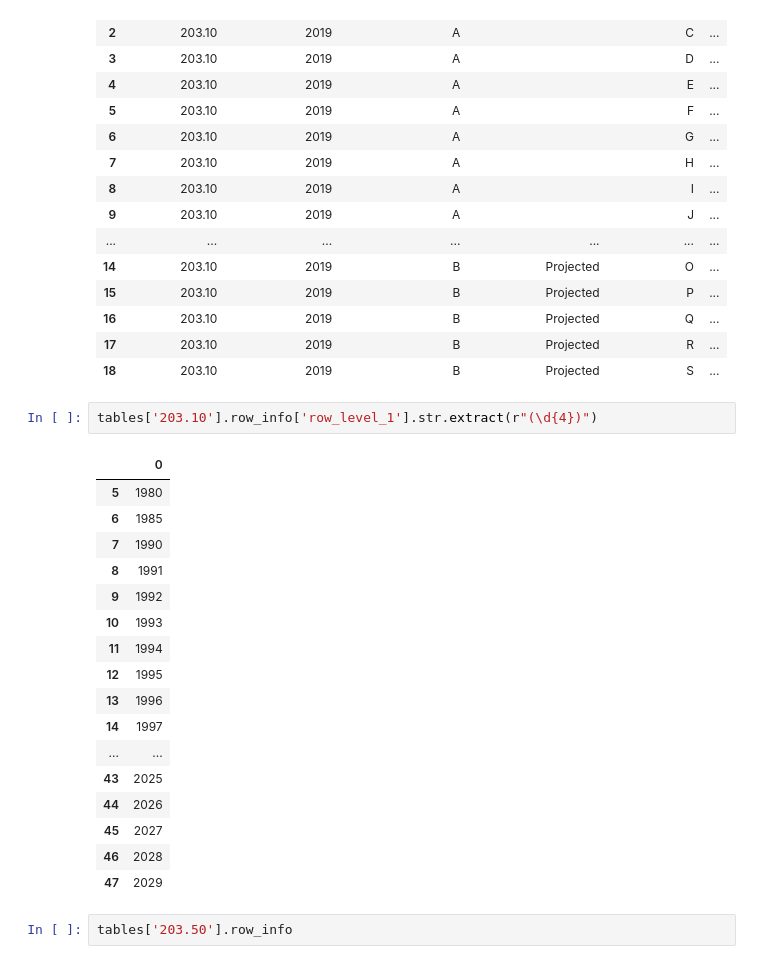
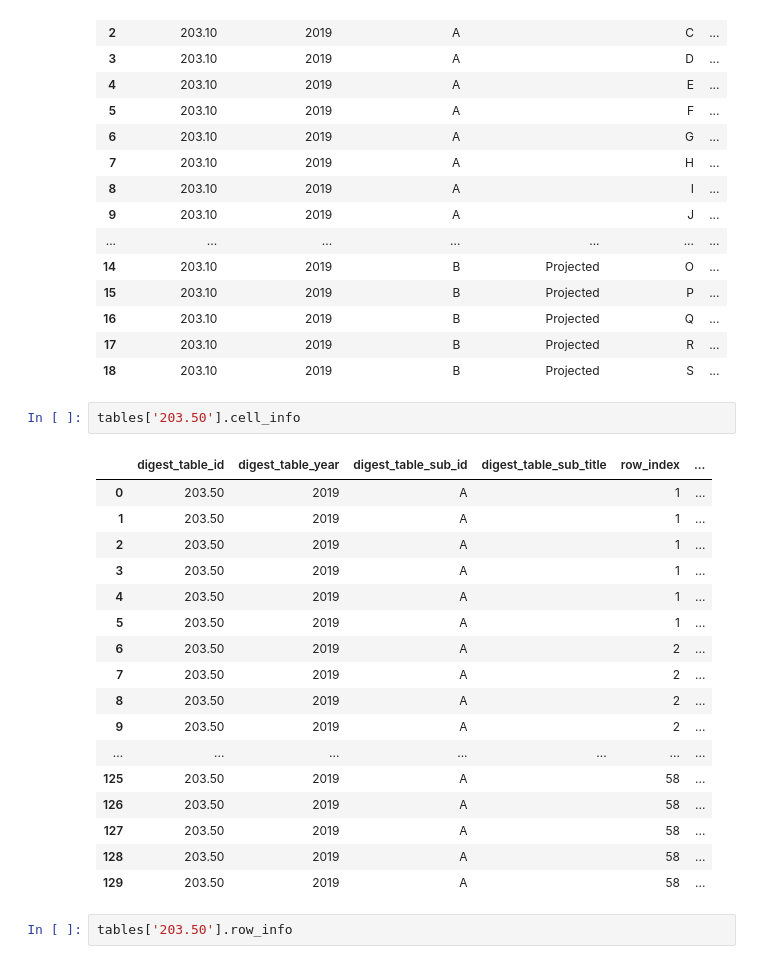
Before and after one commit to toltman/table_scraping, a Jupyter notebook: Table Scraping 8-Copy2.ipynb, the cells around one changed output. Drawn from its saved outputs; the diff is of its cells as text.

```diff
--- a/Table Scraping 8-Copy2.ipynb
+++ b/Table Scraping 8-Copy2.ipynb
@@ -75,26 +75,26 @@ tables['203.10'].col_info
 | 16 | 203.10 | 2019 | B | Projected | Q | ... |
 | 17 | 203.10 | 2019 | B | Projected | R | ... |
 | 18 | 203.10 | 2019 | B | Projected | S | ... |
-# %%
-tables['203.10'].row_info['row_level_1'].str.extract(r"(\d{4})")
-# %% [output]
-|  | 0 |
-| 5 | 1980 |
-| 6 | 1985 |
-| 7 | 1990 |
-| 8 | 1991 |
-| 9 | 1992 |
-| 10 | 1993 |
-| 11 | 1994 |
-| 12 | 1995 |
-| 13 | 1996 |
-| 14 | 1997 |
-| ... | ... |
-| 43 | 2025 |
-| 44 | 2026 |
-| 45 | 2027 |
-| 46 | 2028 |
-| 47 | 2029 |
+# %%
+tables['203.50'].cell_info
+# %% [output]
+|  | digest_table_id | digest_table_year | digest_table_sub_id | digest_table_sub_title | row_index | ... |
+| 0 | 203.50 | 2019 | A |  | 1 | ... |
+| 1 | 203.50 | 2019 | A |  | 1 | ... |
+| 2 | 203.50 | 2019 | A |  | 1 | ... |
+| 3 | 203.50 | 2019 | A |  | 1 | ... |
+| 4 | 203.50 | 2019 | A |  | 1 | ... |
+| 5 | 203.50 | 2019 | A |  | 1 | ... |
+| 6 | 203.50 | 2019 | A |  | 2 | ... |
+| 7 | 203.50 | 2019 | A |  | 2 | ... |
+| 8 | 203.50 | 2019 | A |  | 2 | ... |
+| 9 | 203.50 | 2019 | A |  | 2 | ... |
+| ... | ... | ... | ... | ... | ... | ... |
+| 125 | 203.50 | 2019 | A |  | 58 | ... |
+| 126 | 203.50 | 2019 | A |  | 58 | ... |
+| 127 | 203.50 | 2019 | A |  | 58 | ... |
+| 128 | 203.50 | 2019 | A |  | 58 | ... |
+| 129 | 203.50 | 2019 | A |  | 58 | ... |
 # %%
 tables['203.50'].row_info
 # %% [output]
```
Also changed, not shown: parts of 22 cells of this notebook, 1 other file.
